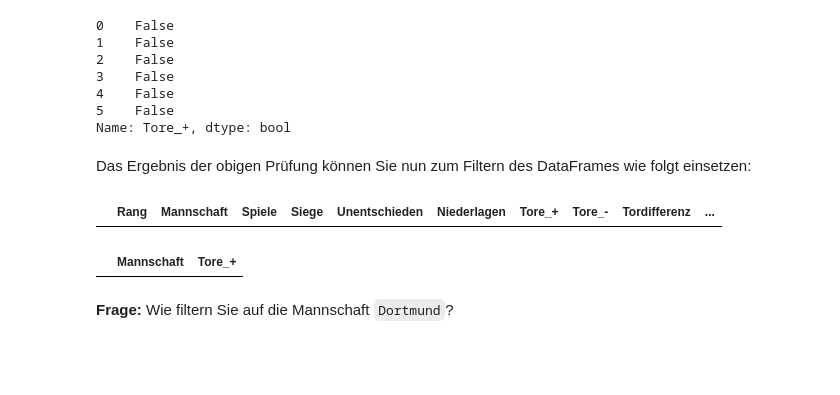
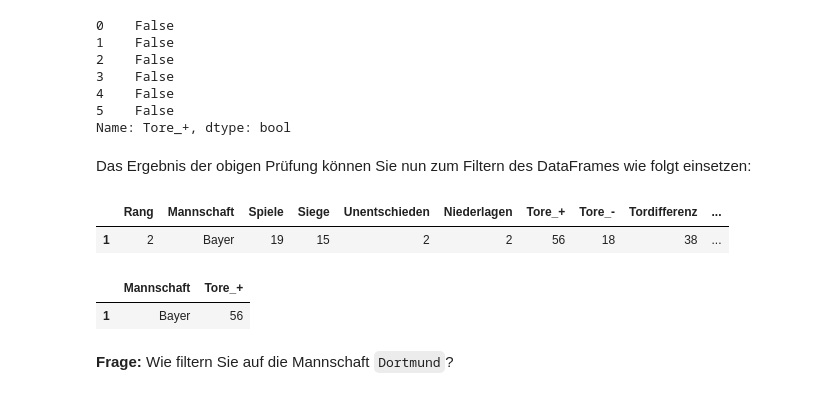
Before and after one commit to FlorianWolff95/DHBW_BI_S24, a Jupyter notebook: Pandas_Intro.ipynb, the cells around one changed output. Saved outputs shown, nothing was run; the diff lists cells and outputs as text; code cells hidden in the pictures; blank space fills up the shorter version.

```diff
--- a/Pandas_Intro.ipynb
+++ b/Pandas_Intro.ipynb
@@ -457,14 +457,16 @@ Name: Tore_+, dtype: bool
 Das Ergebnis der obigen Prüfung können Sie nun zum Filtern des DataFrames wie folgt einsetzen:
 # %%
 # Variante 1
-tabelle[tabelle["Tore_+"] > 65]
+tabelle[tabelle["Tore_+"] > 50]
 # %% [output]
 |  | Rang | Mannschaft | Spiele | Siege | Unentschieden | Niederlagen | Tore_+ | Tore_- | Tordifferenz | ... |
+| 1 | 2 | Bayer | 19 | 15 | 2 | 2 | 56 | 18 | 38 | ... |
 # %%
 # Variante 2 mit Auswahl von Spalten
-tabelle.loc[tabelle["Tore_+"] > 65, ["Mannschaft", "Tore_+"]]
+tabelle.loc[tabelle["Tore_+"] > 50, ["Mannschaft", "Tore_+"]]
 # %% [output]
 |  | Mannschaft | Tore_+ |
+| 1 | Bayer | 56 |
 # %% [markdown]
 **Frage:** Wie filtern Sie auf die Mannschaft `Dortmund`?
 # %%
```
Also changed, not shown: parts of 4 cells of this notebook.
